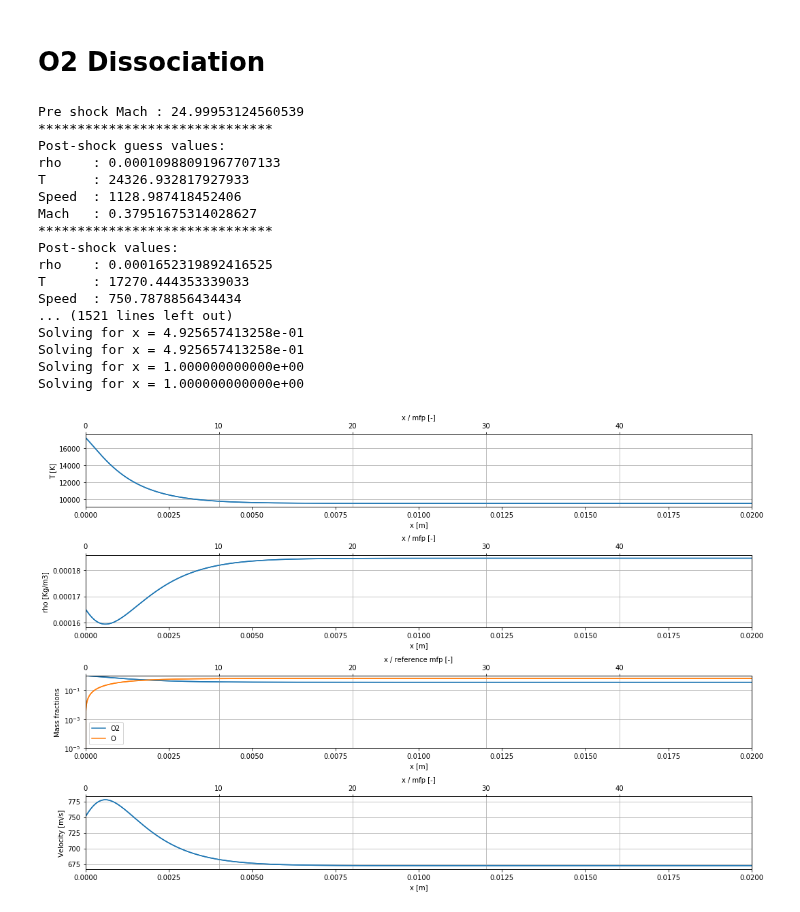
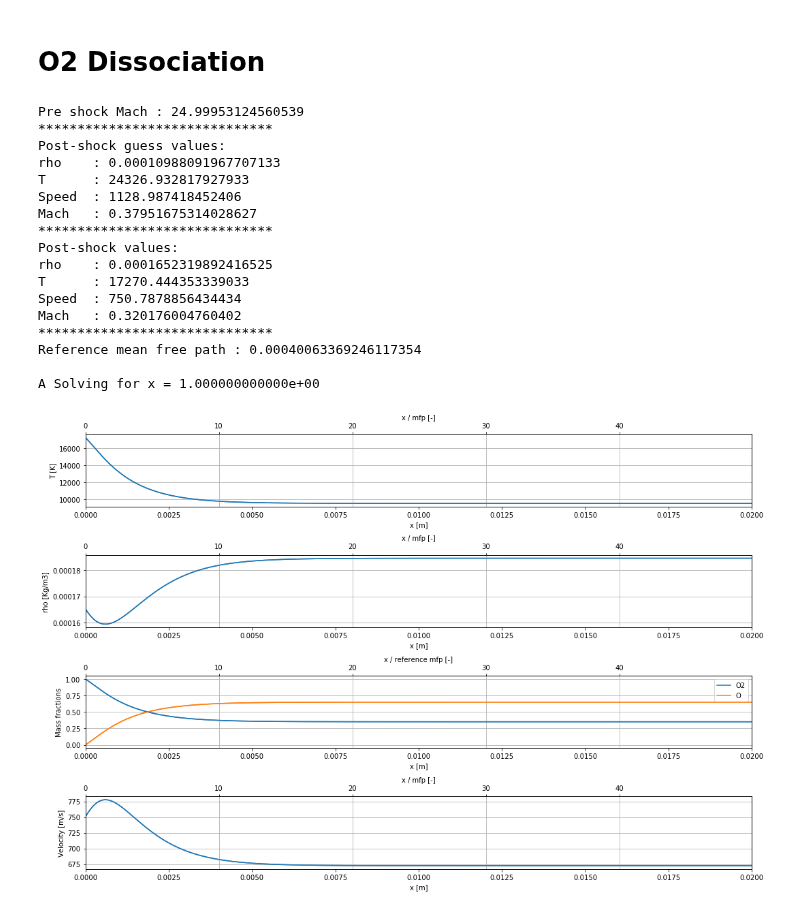
Before and after one commit to 20edo/Reactive_shock_air, a Jupyter notebook: Reactive_Air_shock.ipynb, the cells around one changed output. Cells and saved outputs as stored; diff of their text form; code cells hidden in the pictures.

Commit message:
No major changes. Radau più òento ma conserva meglio massa e qdm. Migliorati gli output, ora piu facile seguire l'avanzamento della ODE

```diff
--- a/Reactive_Air_shock.ipynb
+++ b/Reactive_Air_shock.ipynb
@@ -1011,7 +1011,10 @@ def Euler_system(self, x, x_x):
     if debug:
         print('First term of the derivative p_x: '+ str(rho_x * Y  * Ru / self.specie[1].mmol * T))
 
-    p = self.R(Y) * rho * T
+    # p = self.R(Y) * rho * T
+    p = 0.0
+    for t in range(len(self.specie)):
+        p += rho * Y[t] * Ru / self.specie[t].mmol * T
 
     S, Se = self.compute_Sy(rho, T, Y)
 
@@ -1061,8 +1064,8 @@ def Euler_system(self, x, x_x):
 
 def Euler_x(self, x_spatial, x):
 
-        print('Solving for x = %.12e' %x_spatial)
-
+        print('A Solving for x = %.12e' %x_spatial, end="")
+        print("\r", end="")
 
         if debug:
                 print('State values  = ' + str(x))
@@ -1105,7 +1108,7 @@ def solve(self, xf = 1):
         y0.append(i)
 
     sol = itg.solve_ivp(self.Euler_x,
-                              [0.0, xf], y0, method='BDF', t_eval=None, dense_output=True, first_step=self.mfp / 1e2,
+                              [0.0, xf], y0, method='Radau', t_eval=None, dense_output=True, first_step=self.mfp / 1e2,
                               events=None, vectorized=False, args=None, rtol=rtol, atol=atol)
 
     self.sol_rho, self.sol_u, self.sol_T, self.sol_Y = sol.y[0,:], sol.y[1,:], sol.y[2,:], sol.y[3:,:]
@@ -1892,27 +1910,25 @@ Post-shock values:
 rho    : 0.0001652319892416525
 T      : 17270.444353339033
 Speed  : 750.7878856434434
-... (1521 lines left out)
-Solving for x = 4.925657413258e-01
-Solving for x = 4.925657413258e-01
-Solving for x = 1.000000000000e+00
-Solving for x = 1.000000000000e+00
+Mach   : 0.320176004760402
+******************************
+Reference mean free path : 0.00040063369246117354
+
+A Solving for x = 1.000000000000e+00
 # %%
 xmax = 2e-2
 xmax_l = 3e7
 
 fig, ax = plt.subplots(4, 1,)
 O2_dissociation.plot_T(ax[0], xmax = xmax)
-# ax[0].set_ylim(5e3,17500)
-
 O2_dissociation.plot_rho(ax[1], xmax = xmax)
-#ax[1].set_ylim(1.8e-3,5e-3)
-O2_dissociation.logplot_Y(ax[2], xmax = xmax)
+O2_dissociation.plot_Y(ax[2], xmax = xmax)
+# O2_dissociation.logplot_Y(ax[2], xmax = xmax)
 O2_dissociation.plot_u(ax[3], xmax = xmax)
 
 fig.tight_layout()
 # %% [output]
-[figure, old version]
+[figure, new version]
 # %%
 O2_dissociation.validate(xmax=1e-2)
 # %% [output]
```
Also changed, not shown: parts of 7 cells of this notebook.
